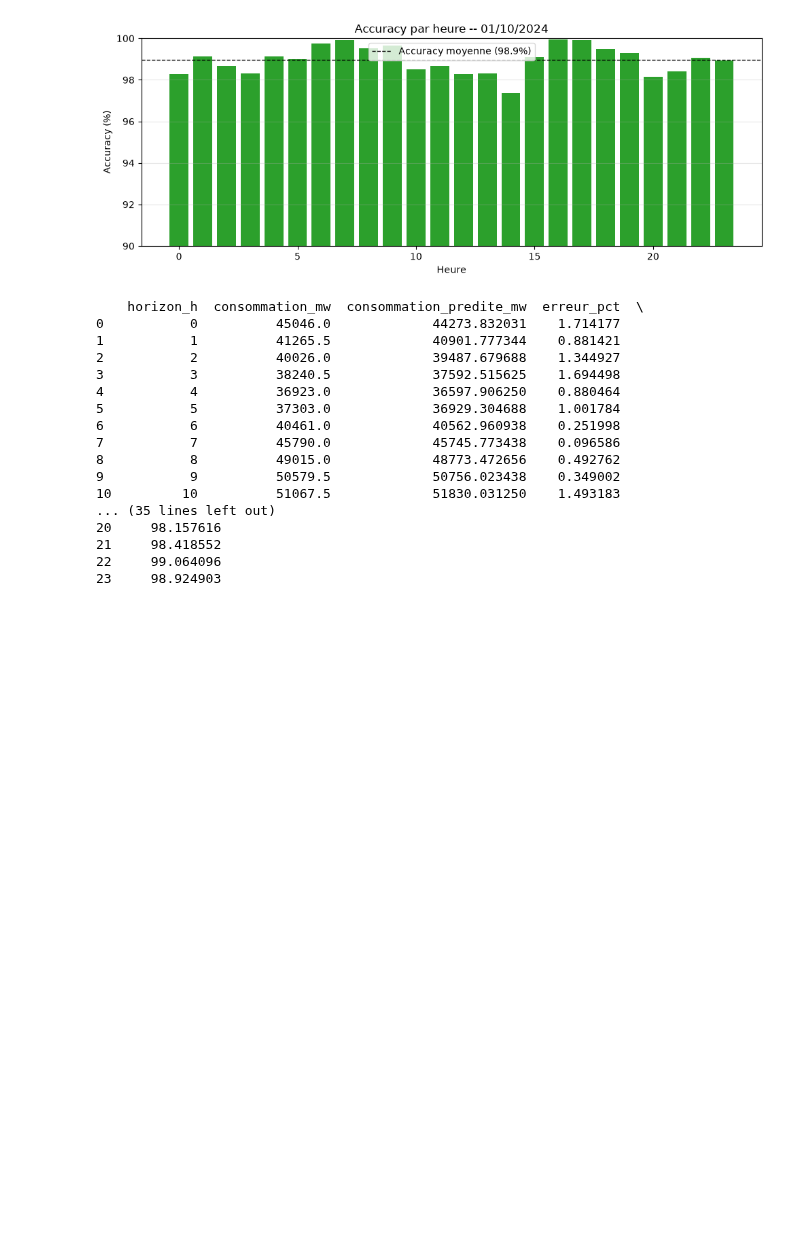
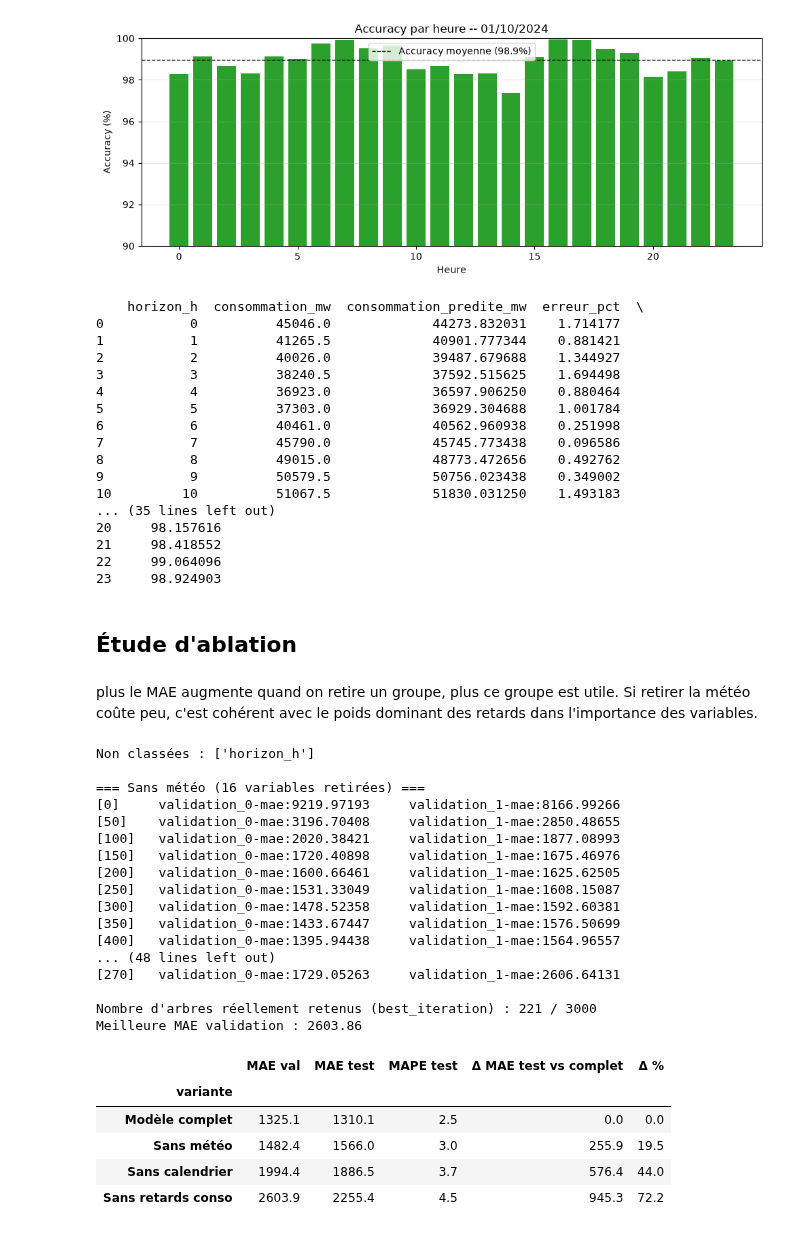
Before and after one commit to LeStolz/ConsommationElectrique, a Jupyter notebook: notebooks/modelisation_xgboost_meteo_realiste.ipynb, the cells around one changed output. Saved outputs shown, nothing was run; the diff lists cells and outputs as text; code cells hidden in the pictures; blank space fills up the shorter version.

```diff
--- a/notebooks/modelisation_xgboost_meteo_realiste.ipynb
+++ b/notebooks/modelisation_xgboost_meteo_realiste.ipynb
@@ -544,3 +542,68 @@ Accuracy : 98.95 %  (définie comme 100% - MAPE)
 21     98.418552
 22     99.064096
 23     98.924903
+# %% [markdown]
+## Étude d'ablation
+# %% [markdown]
+plus le MAE augmente quand on retire un groupe, plus ce groupe est utile.
+Si retirer la météo coûte peu, c'est cohérent avec le poids dominant des retards dans l'importance des variables.
+# %%
+import pandas as pd
+
+GROUPES = {
+    "météo": [c for c in colonnes_features if c.startswith("meteo_realiste_") or c.startswith("degres_")],
+    "calendrier": [c for c in colonnes_features if c in (
+        "jour_semaine", "mois", "weekend", "ferie", "vacances", "confinement_numero",
+        "jour_annee_sin", "jour_annee_cos", "heure_sin", "heure_cos") or c.startswith("saison_")],
+    "retards conso": [c for c in colonnes_features if c.startswith("conso_")],
+}
+
+# Vérification : chaque feature appartient à un groupe (sauf horizon_h, toujours gardée)
+couvertes = set(sum(GROUPES.values(), []))
+print("Non classées :", [c for c in colonnes_features if c not in couvertes])
+
+resultats_ablation = []
+
+# Référence : modèle complet (déjà entraîné)
+res_val_ref, _ = evaluer(modele, X_val, y_val)
+res_test_ref, _ = evaluer(modele, X_test, y_test)
+resultats_ablation.append({"variante": "Modèle complet", "MAE val": res_val_ref["mae"],
+                           "MAE test": res_test_ref["mae"], "MAPE test": res_test_ref["mape"]})
+
+for nom_groupe, cols_retirees in GROUPES.items():
+    cols_gardees = [c for c in colonnes_features if c not in cols_retirees]
+    print(f"\n=== Sans {nom_groupe} ({len(cols_retirees)} variables retirées) ===")
+    m = entrainer_xgboost(X_train[cols_gardees], y_train, X_val[cols_gardees], y_val)
+    rv, _ = evaluer(m, X_val[cols_gardees], y_val)
+    rt, _ = evaluer(m, X_test[cols_gardees], y_test)
+    resultats_ablation.append({"variante": f"Sans {nom_groupe}", "MAE val": rv["mae"],
+                               "MAE test": rt["mae"], "MAPE test": rt["mape"]})
+
+tableau_ablation = pd.DataFrame(resultats_ablation).set_index("variante")
+tableau_ablation["Δ MAE test vs complet"] = tableau_ablation["MAE test"] - tableau_ablation.loc["Modèle complet", "MAE test"]
+tableau_ablation["Δ %"] = tableau_ablation["Δ MAE test vs complet"] / tableau_ablation.loc["Modèle complet", "MAE test"] * 100
+tableau_ablation.round(1)
+# %% [output]
+Non classées : ['horizon_h']
+
+=== Sans météo (16 variables retirées) ===
+[0]     validation_0-mae:9219.97193     validation_1-mae:8166.99266
+[50]    validation_0-mae:3196.70408     validation_1-mae:2850.48655
+[100]   validation_0-mae:2020.38421     validation_1-mae:1877.08993
+[150]   validation_0-mae:1720.40898     validation_1-mae:1675.46976
+[200]   validation_0-mae:1600.66461     validation_1-mae:1625.62505
+[250]   validation_0-mae:1531.33049     validation_1-mae:1608.15087
+[300]   validation_0-mae:1478.52358     validation_1-mae:1592.60381
+[350]   validation_0-mae:1433.67447     validation_1-mae:1576.50699
+[400]   validation_0-mae:1395.94438     validation_1-mae:1564.96557
+... (48 lines left out)
+[270]   validation_0-mae:1729.05263     validation_1-mae:2606.64131
+
+Nombre d'arbres réellement retenus (best_iteration) : 221 / 3000
+Meilleure MAE validation : 2603.86
+|  | MAE val | MAE test | MAPE test | Δ MAE test vs complet | Δ % |
+| variante |  |  |  |  |  |
+| Modèle complet | 1325.1 | 1310.1 | 2.5 | 0.0 | 0.0 |
+| Sans météo | 1482.4 | 1566.0 | 3.0 | 255.9 | 19.5 |
+| Sans calendrier | 1994.4 | 1886.5 | 3.7 | 576.4 | 44.0 |
+| Sans retards conso | 2603.9 | 2255.4 | 4.5 | 945.3 | 72.2 |
```
Also changed, not shown: parts of 19 cells of this notebook, 9 other files.
